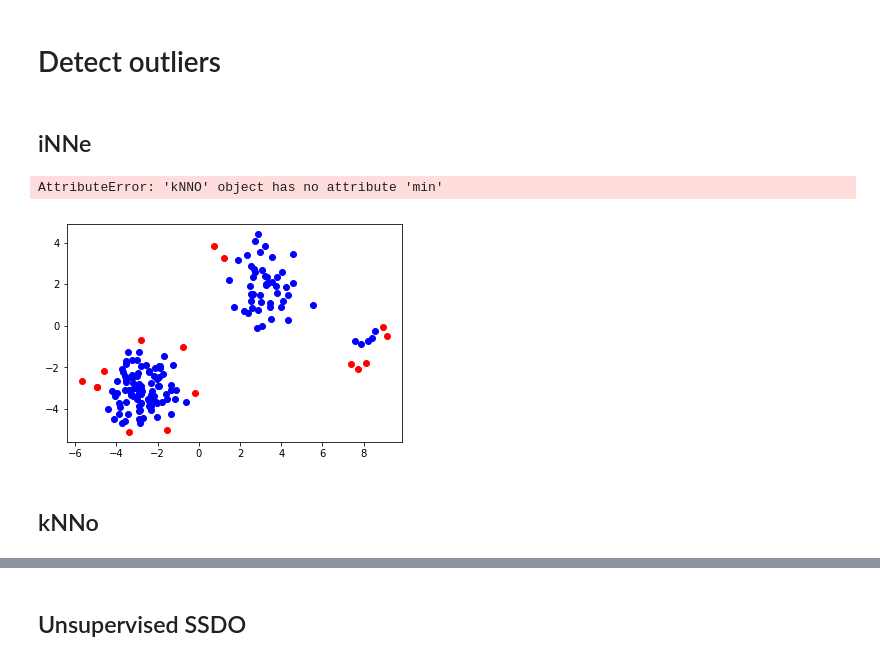
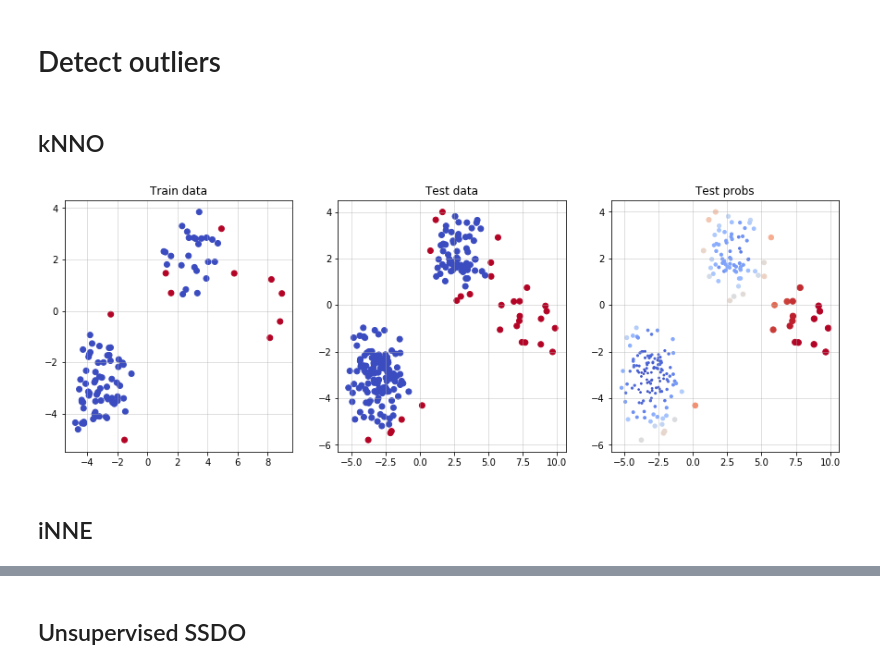
Before and after one commit to Vincent-Vercruyssen/anomatools, a Jupyter notebook: notebooks/Unsupervised_detection_example.ipynb, the cells around one changed output, grey strips where cells are left out. Cells and saved outputs as stored; diff of their text form; code cells hidden in the pictures.

Commit message:
update knno and base model

```diff
--- a/notebooks/Unsupervised_detection_example.ipynb
+++ b/notebooks/Unsupervised_detection_example.ipynb
@@ -25,4 +35,4 @@ We can clearly see the three clusters in the data. Let's call them: cluster 1, 2
 # %% [markdown]
 # Detect outliers
 # %% [markdown]
-## iNNe
+## kNNO
@@ -35,14 +39,19 @@ detector = kNNO(k=10)
-# %%
-labels = detector.fit_predict(X)
-# %% [output]
-AttributeError: 'kNNO' object has no attribute 'min'
-# %%
-plt.figure()
-for l in [-1, 1]:
-    ix = np.where(y_pred == l)[0]
-    c = 'red' if l == 1 else 'blue'
-    plt.plot(X[ix, 0], X[ix, 1], 'o', color=c)
-# %% [output]
-[figure, removed]
+# %%
+from anomatools.models import kNNO
+
+detector = kNNO(k=10, contamination=0.1, weighted=False)
+
+train_labels = detector.fit_predict(Xtr)
+test_labels = detector.predict(Xte)
+test_probs = detector.predict_proba(Xte)[:, 1]  # anomaly probabilities
+
+# plot the predictions
+fig, axes = plt.subplots(1, 3, figsize=(15, 5))
+axes[0].scatter(Xtr[:, 0], Xtr[:, 1], c=train_labels, cmap=plt.cm.coolwarm); axes[0].set_title('Train data')
+axes[1].scatter(Xte[:, 0], Xte[:, 1], c=test_labels, cmap=plt.cm.coolwarm); axes[1].set_title('Test data')
+axes[2].scatter(Xte[:, 0], Xte[:, 1], s=test_probs*40, c=test_probs, cmap=plt.cm.coolwarm); axes[2].set_title('Test probs')
+for i in range(len(axes)): axes[i].grid(alpha=0.5)
+# %% [output]
+[figure, added]
 # %% [markdown]
-## kNNo
+## iNNE
```
Also changed, not shown: parts of 9 cells of this notebook, 3 other files.
